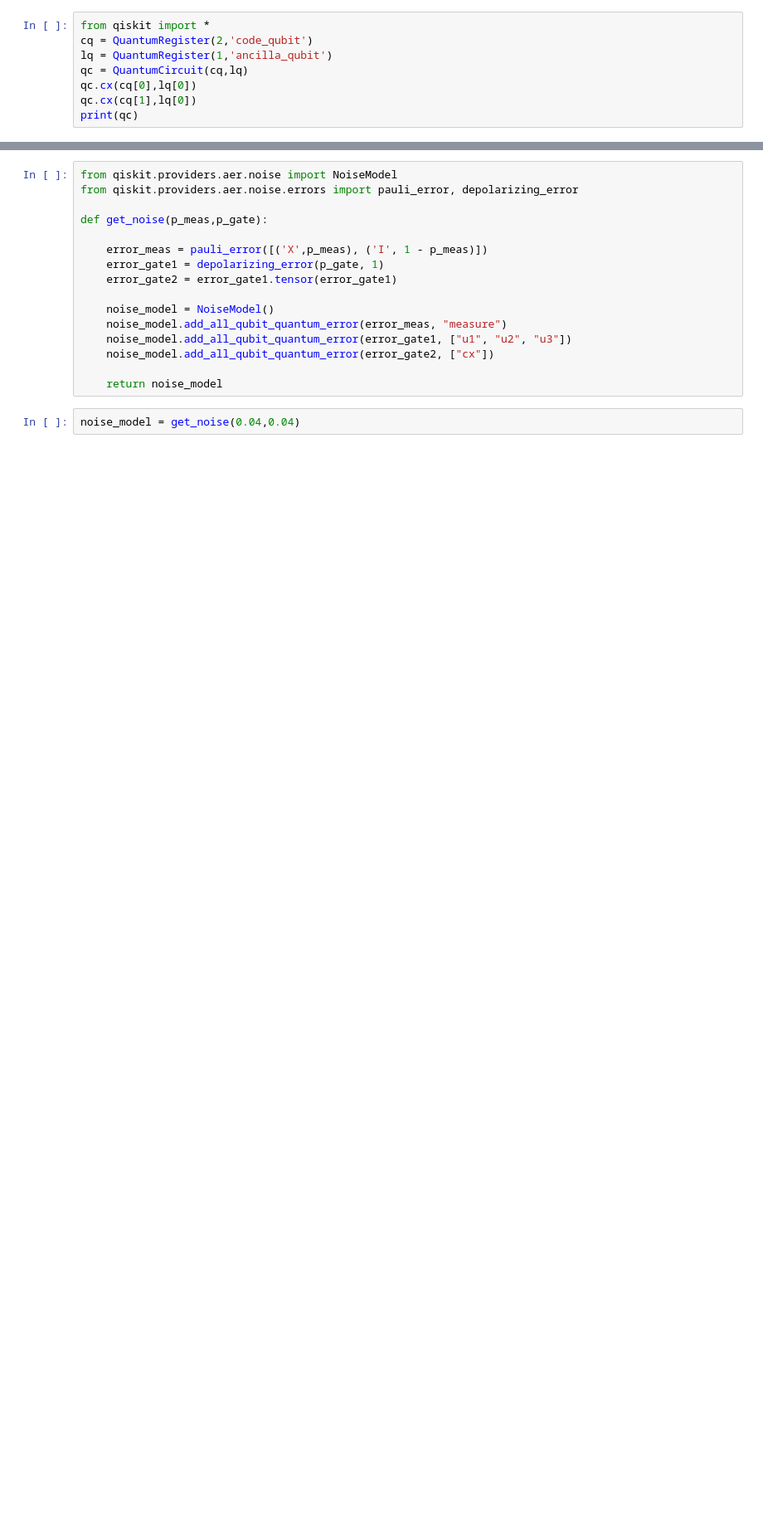
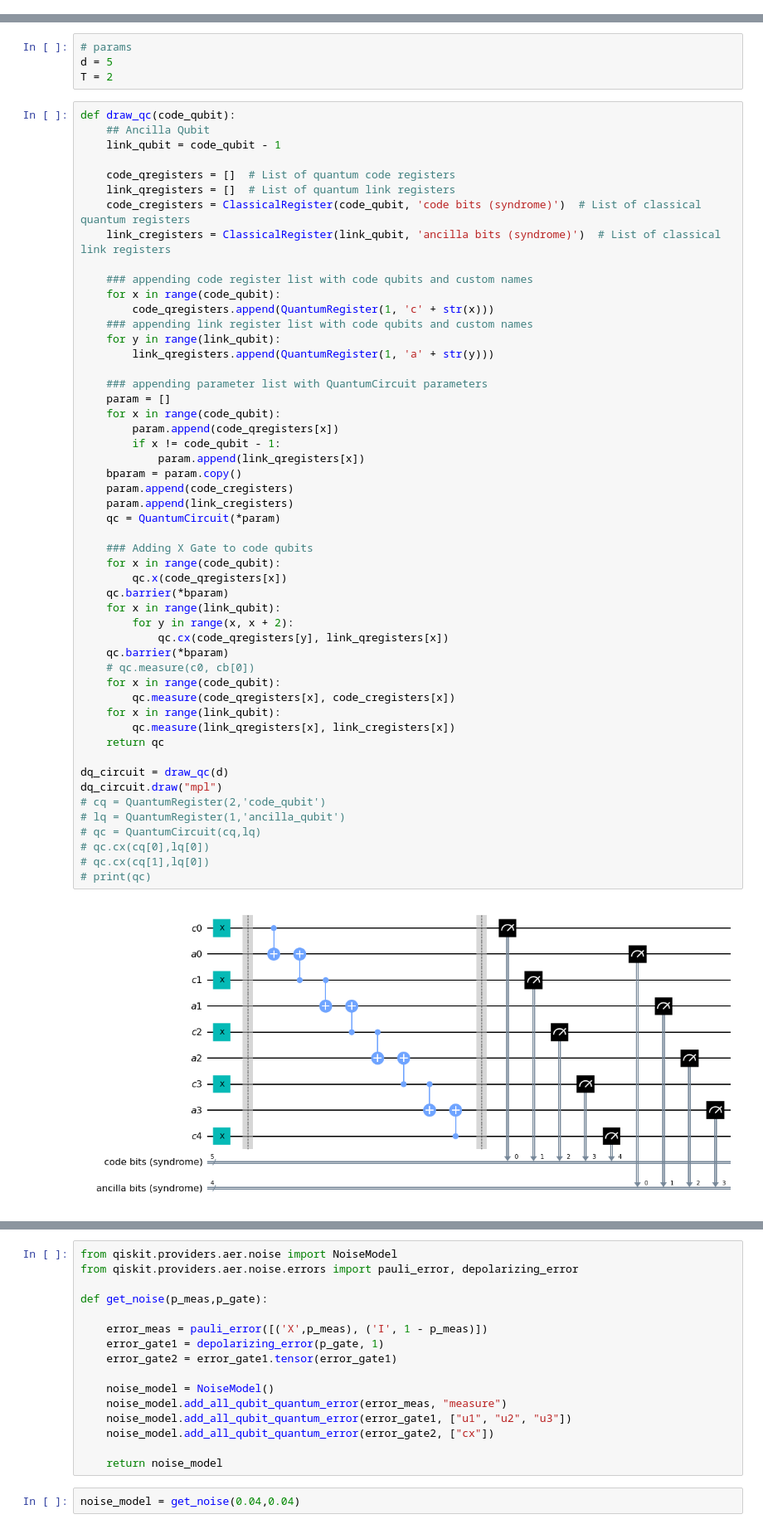
Before and after one commit to avibagul/Quantum-Error-Correction, a Jupyter notebook: RepetitionCode.ipynb, the cells around one changed output, grey strips where cells are left out. Shown at 83% size. Cells and saved outputs as stored; diff of their text form; blank space fills up the shorter version.

```diff
--- a/RepetitionCode.ipynb
+++ b/RepetitionCode.ipynb
@@ -10,11 +11,3 @@ from qiskit.providers.aer import QasmSimulator
 
 # Loading your IBM Quantum account(s)
 provider = IBMQ.load_account()
-# %%
-from qiskit import *
-cq = QuantumRegister(2,'code_qubit')
-lq = QuantumRegister(1,'ancilla_qubit')
-qc = QuantumCircuit(cq,lq)
-qc.cx(cq[0],lq[0])
-qc.cx(cq[1],lq[0])
-print(qc)
@@ -52 +14,58 @@ Note: you may need to restart the kernel to use updated packages.
+# %%
+# params
+d = 5
+T = 2
+# %%
+def draw_qc(code_qubit):
+    ## Ancilla Qubit
+    link_qubit = code_qubit - 1
+
+    code_qregisters = []  # List of quantum code registers
+    link_qregisters = []  # List of quantum link registers
+    code_cregisters = ClassicalRegister(code_qubit, 'code bits (syndrome)')  # List of classical quantum registers
+    link_cregisters = ClassicalRegister(link_qubit, 'ancilla bits (syndrome)')  # List of classical link registers
+
+    ### appending code register list with code qubits and custom names
+    for x in range(code_qubit):
+        code_qregisters.append(QuantumRegister(1, 'c' + str(x)))
+    ### appending link register list with code qubits and custom names
+    for y in range(link_qubit):
+        link_qregisters.append(QuantumRegister(1, 'a' + str(y)))
+
+    ### appending parameter list with QuantumCircuit parameters
+    param = []
+    for x in range(code_qubit):
+        param.append(code_qregisters[x])
+        if x != code_qubit - 1:
+            param.append(link_qregisters[x])
+    bparam = param.copy()
+    param.append(code_cregisters)
+    param.append(link_cregisters)
+    qc = QuantumCircuit(*param)
+
+    ### Adding X Gate to code qubits
+    for x in range(code_qubit):
+        qc.x(code_qregisters[x])
+    qc.barrier(*bparam)
+    for x in range(link_qubit):
+        for y in range(x, x + 2):
+            qc.cx(code_qregisters[y], link_qregisters[x])
+    qc.barrier(*bparam)
+    # qc.measure(c0, cb[0])
+    for x in range(code_qubit):
+        qc.measure(code_qregisters[x], code_cregisters[x])
+    for x in range(link_qubit):
+        qc.measure(link_qregisters[x], link_cregisters[x])
+    return qc
+
+dq_circuit = draw_qc(d)
+dq_circuit.draw("mpl")
+# cq = QuantumRegister(2,'code_qubit')
+# lq = QuantumRegister(1,'ancilla_qubit')
+# qc = QuantumCircuit(cq,lq)
+# qc.cx(cq[0],lq[0])
+# qc.cx(cq[1],lq[0])
+# print(qc)
+# %% [output]
+[figure, added]
 # %%
```
Also changed, not shown: parts of 19 cells of this notebook, 2 other files.
